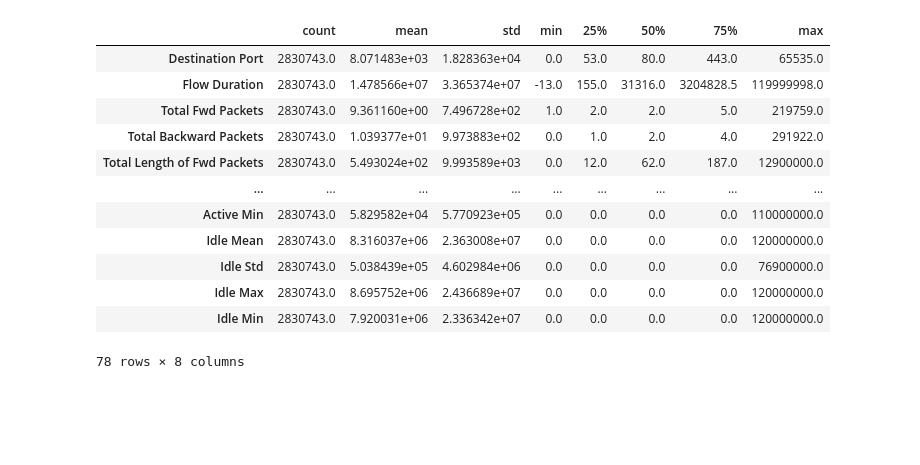
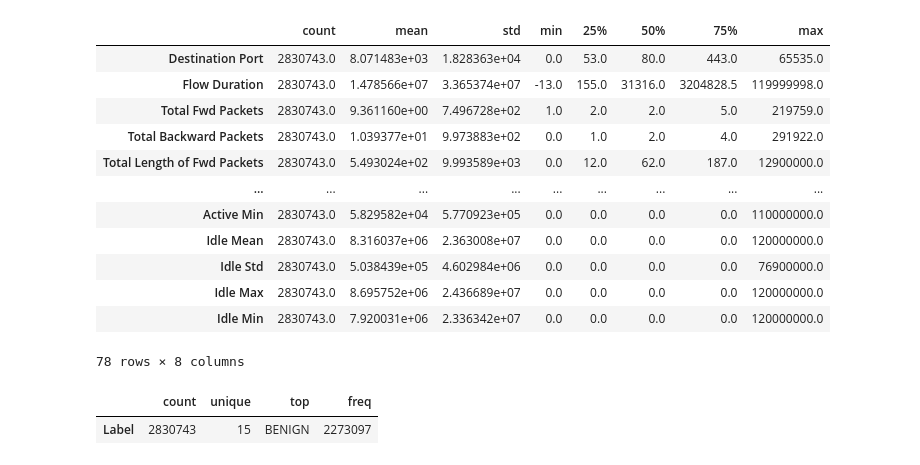
Before and after one commit to Shamiul-693/Intrusion-Detection-System-Using-Machine-Learning-CIC-IDS--2017-dataset-, a Jupyter notebook: Intrusion_Detection_System_Using_Machine_Learning_(CIC_IDS_2017).ipynb, the cells around one changed output. Drawn from its saved outputs; the diff is of its cells as text; code cells hidden in the pictures; blank space fills up the shorter version.

```diff
--- a/Intrusion_Detection_System_Using_Machine_Learning_(CIC_IDS_2017).ipynb
+++ b/Intrusion_Detection_System_Using_Machine_Learning_(CIC_IDS_2017).ipynb
@@ -171,3 +153,8 @@ df.describe().T
 | Idle Max | 2830743.0 | 8.695752e+06 | 2.436689e+07 | 0.0 | 0.0 | 0.0 | 0.0 | 120000000.0 |
 | Idle Min | 2830743.0 | 7.920031e+06 | 2.336342e+07 | 0.0 | 0.0 | 0.0 | 0.0 | 120000000.0 |
 78 rows × 8 columns
+# %%
+df.describe(include='O').T
+# %% [output]
+|  | count | unique | top | freq |
+| Label | 2830743 | 15 | BENIGN | 2273097 |
```
Also changed, not shown: parts of 1 cell of this notebook.
